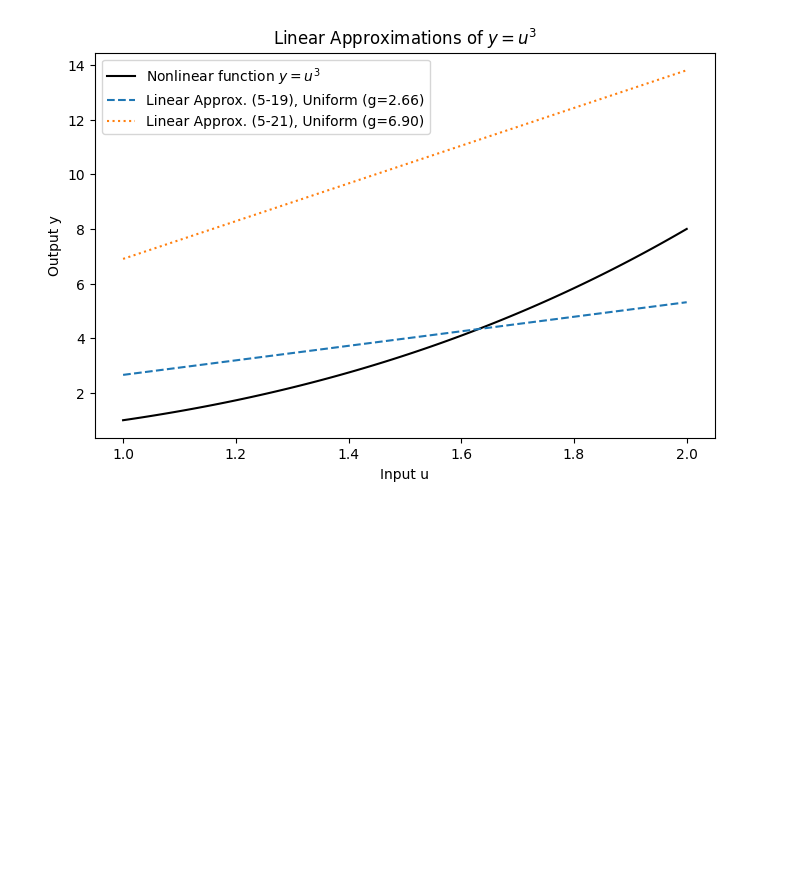
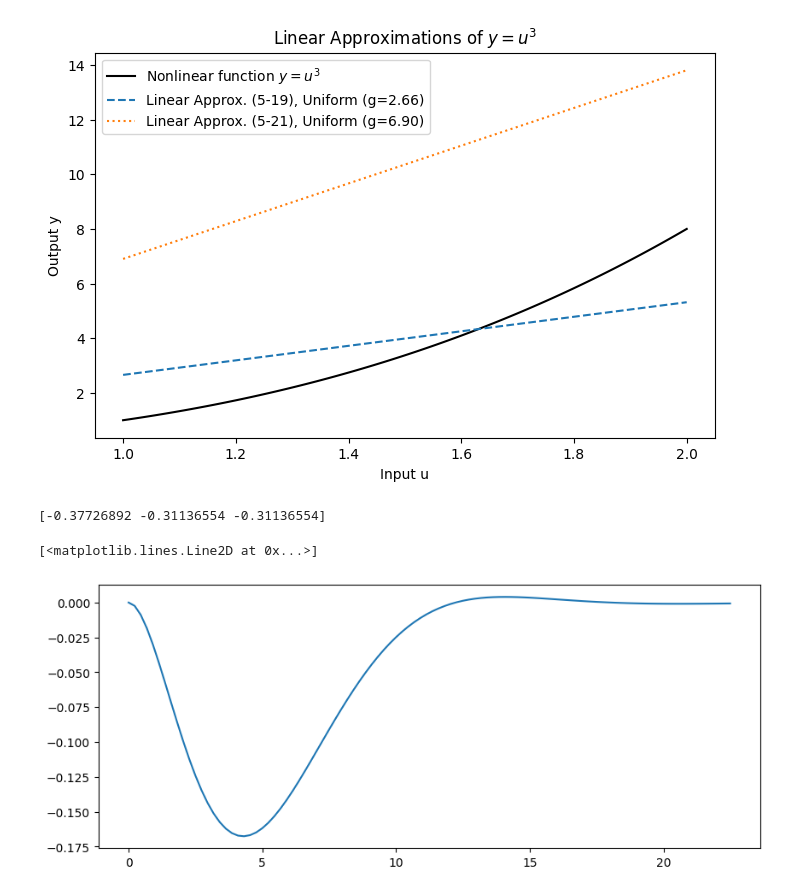
Before and after one commit to Dany-L/SecGen, a Jupyter notebook: scripts/notebooks/linear_approximation_nonlinear_system.ipynb, the cells around one changed output. Drawn from its saved outputs; the diff is of its cells as text; code cells hidden in the pictures; blank space fills up the shorter version.

```diff
--- a/scripts/notebooks/linear_approximation_nonlinear_system.ipynb
+++ b/scripts/notebooks/linear_approximation_nonlinear_system.ipynb
@@ -119,3 +119,49 @@ Results for N = 40000
 Uniform: g_19 = 2.6590, g_21 = 6.9035
 Normal:  g_19 = 2.6549, g_21 = 6.9767
 [figure]
+# %%
+import scipy.signal as sig
+import numpy as np
+import matplotlib.pyplot as plt
+A = np.array([
+    [0, 1, 0],
+    [0,0,1],
+    [-0.1, -0.5, -1]
+])
+# A = np.array([
+#     [0, 1,],
+#     [-0.1, -0.5]
+# ])
+# A = np.array([[-0.5]])
+B = np.array([
+    [1],
+    [0],
+    [0]
+])
+# B = np.array([
+#     [1],
+#     [0]
+# ])
+# B = np.array([[1]])
+C = np.array([
+    [0,0,1]
+])
+# C = np.array([
+#     [0,1]
+# ])
+# C = np.array([[1]])
+D = np.array([[0]])
+nx = A.shape[0]
+
+print(np.real(np.linalg.eig(A)[0]))
+
+
+t, y = sig.step((A,B,C,D))
+fig, ax = plt.subplots(figsize=(10,4))
+# t = np.linspace(0,5,100)
+# ax.plot(t, np.exp(-t)-1)
+ax.plot(t,y)
+# %% [output]
+[-0.37726892 -0.31136554 -0.31136554]
+[<matplotlib.lines.Line2D at 0x...>]
+[figure, added]
```
Also changed, not shown: parts of 2 cells of this notebook, 14 other files.
